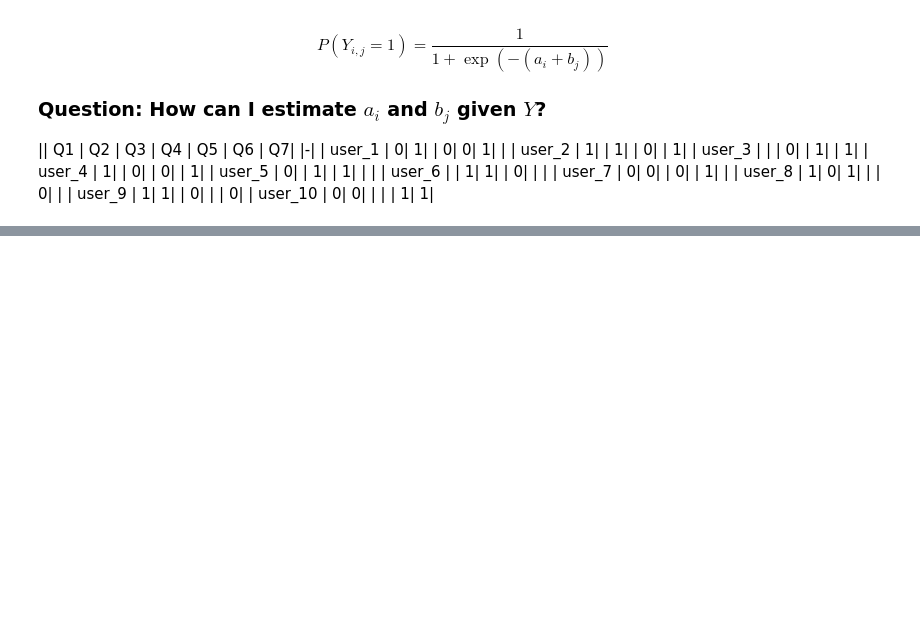
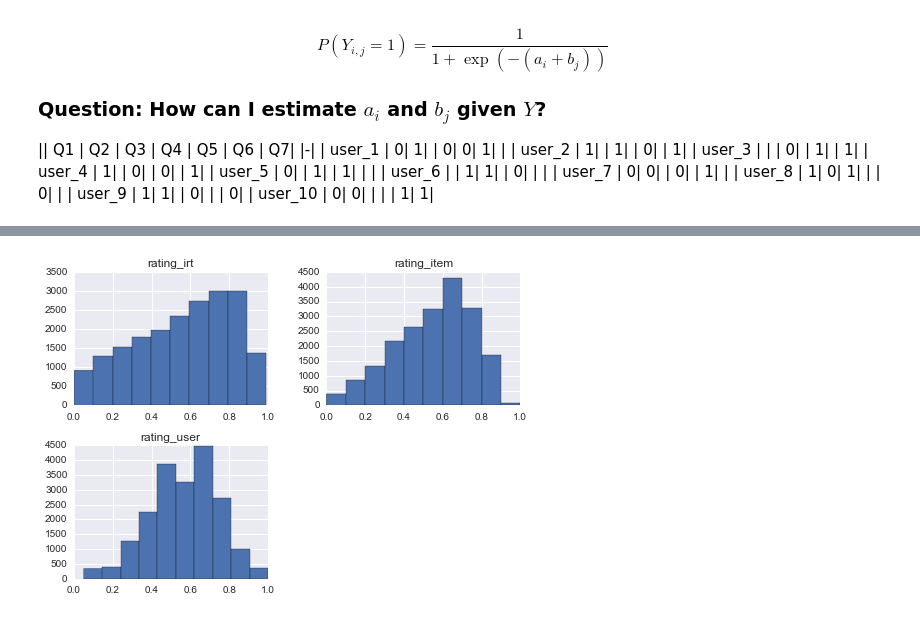
Before and after one commit to vats-div/rasch_model, a Jupyter notebook: notebook/CF_Slides.ipynb, the cells around one changed output, grey strips where cells are left out. Saved outputs shown, nothing was run; the diff lists cells and outputs as text; code cells hidden in the pictures; blank space fills up the shorter version.

```diff
--- a/notebook/CF_Slides.ipynb
+++ b/notebook/CF_Slides.ipynb
@@ -128,0 +230,5 @@ $$\displaystyle{P(Y_{i,j} = 1) = \frac{1}{1 + \exp(-(a_i + b_j))}}$$
+# %%
+# histogram of the range of values
+test[['rating_item', 'rating_user', 'rating_irt']].hist();
+# %% [output]
+[figure, added]
```
Also changed, not shown: parts of 19 cells of this notebook, 1 other file.
